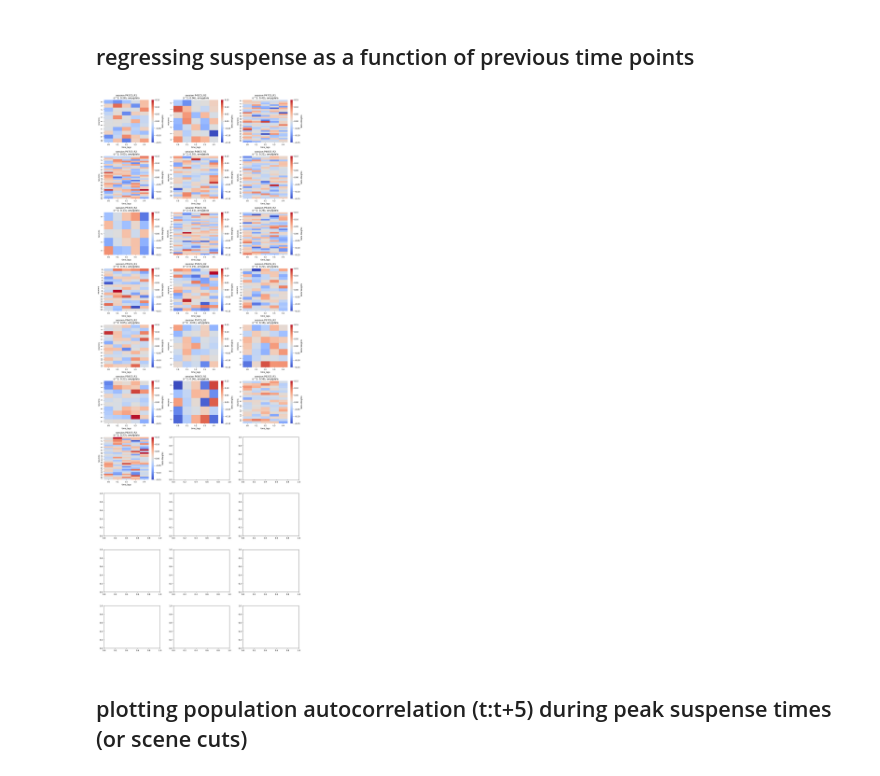
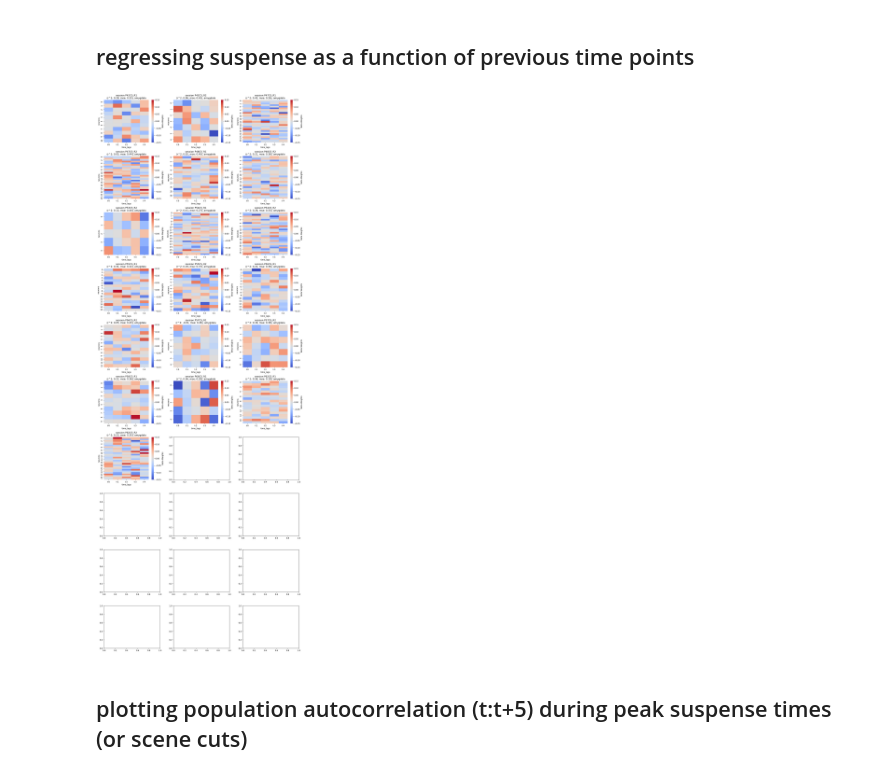
Before and after one commit to NuttidaLab/movie_analysis, a Jupyter notebook: neurostats.ipynb, the cells around one changed output. Drawn from its saved outputs; the diff is of its cells as text; code cells hidden in the pictures.

```diff
--- a/neurostats.ipynb
+++ b/neurostats.ipynb
@@ -232,6 +231,13 @@ dtype: int64
 # %% [markdown]
 ## regressing suspense as a function of previous time points
 # %%
+from sklearn.model_selection import train_test_split
+from sklearn.linear_model import LogisticRegression, LinearRegression, Ridge, Lasso
+from statsmodels.api import GLM
+from statsmodels.genmod.families import Gaussian
+from sklearn.metrics import accuracy_score, classification_report, mean_squared_error, r2_score
+from sklearn.ensemble import RandomForestRegressor
+
 region = 'amygdala'
 df_region = df_encoding[df_encoding['region'] == region]
 sess_num, max_lag = 0, 5  # number of preceding time points
@@ -262,39 +268,45 @@ for session, session_df in df_region.groupby('sess'):
     # drop first max_lag time points because they won't have enough predictors
     lagged_predictors, y = lagged_predictors[:, max_lag:], stretched_suspense[max_lag:]
 
+    # for linear reg
+    # y = binary_suspense[max_lag:]
+
     X_train, X_test, y_train, y_test = train_test_split(lagged_predictors.T, y, test_size=0.2, random_state=42) # split data
 
     # 1.
     glm = GLM(y_train, X_train, family=Gaussian())
     reg = glm.fit()
     weights = reg.params
 
     # 2.
+    # reg = LogisticRegression(max_iter=1000, random_state=42)
     # reg = Ridge(alpha=0.1)
-    # reg = Lasso(alpha=0.1)
+    # reg = RandomForestRegressor(n_estimators=100, random_state=42)
     # reg.fit(X_train, y_train)
-    # weights = reg.coef_
+    # weights = [reg.coef_, reg.feature_importances_][0]
 
     y_pred = reg.predict(X_test)
     mse, r2 = mean_squared_error(y_test, y_pred), r2_score(y_test, y_pred)
+    # acc = accuracy_score(y_test, y_pred)
 
     # reshape beta weights for the current session as neuron * time
     weights_mtx = weights.reshape((neur_by_time.shape[0], max_lag))
 
     sns.heatmap(weights_mtx, cmap='coolwarm', cbar_kws={'label': 'Beta Weights'}, ax=axs[sess_num],
                 vmax=.15, vmin=-0.15)
     axs[sess_num].set_xlabel('time_lags')
     axs[sess_num].set_xticklabels([f't-{i}' for i in range(max_lag)])
     axs[sess_num].set_ylabel('neurons')
-    axs[sess_num].set_title(f'session {session}\n(r^2: {r2:.2f}), {region}')
+    axs[sess_num].set_title(f'session {session}\n(r^2: {r2:.2f}, mse: {mse:.2f}), {region}')
+    # axs[sess_num].set_title(f'session {session}\n(acc: {acc:.2f}), {region}')
 
     sess_num += 1
     # break
 
 plt.tight_layout()
 plt.show()
 # %% [output]
-[figure, old version]
+[figure, new version]
 # %% [markdown]
 ## plotting population autocorrelation (t:t+5) during peak suspense times (or scene cuts)
 # %%
```
Also changed, not shown: parts of 10 cells of this notebook, 14 other files.
